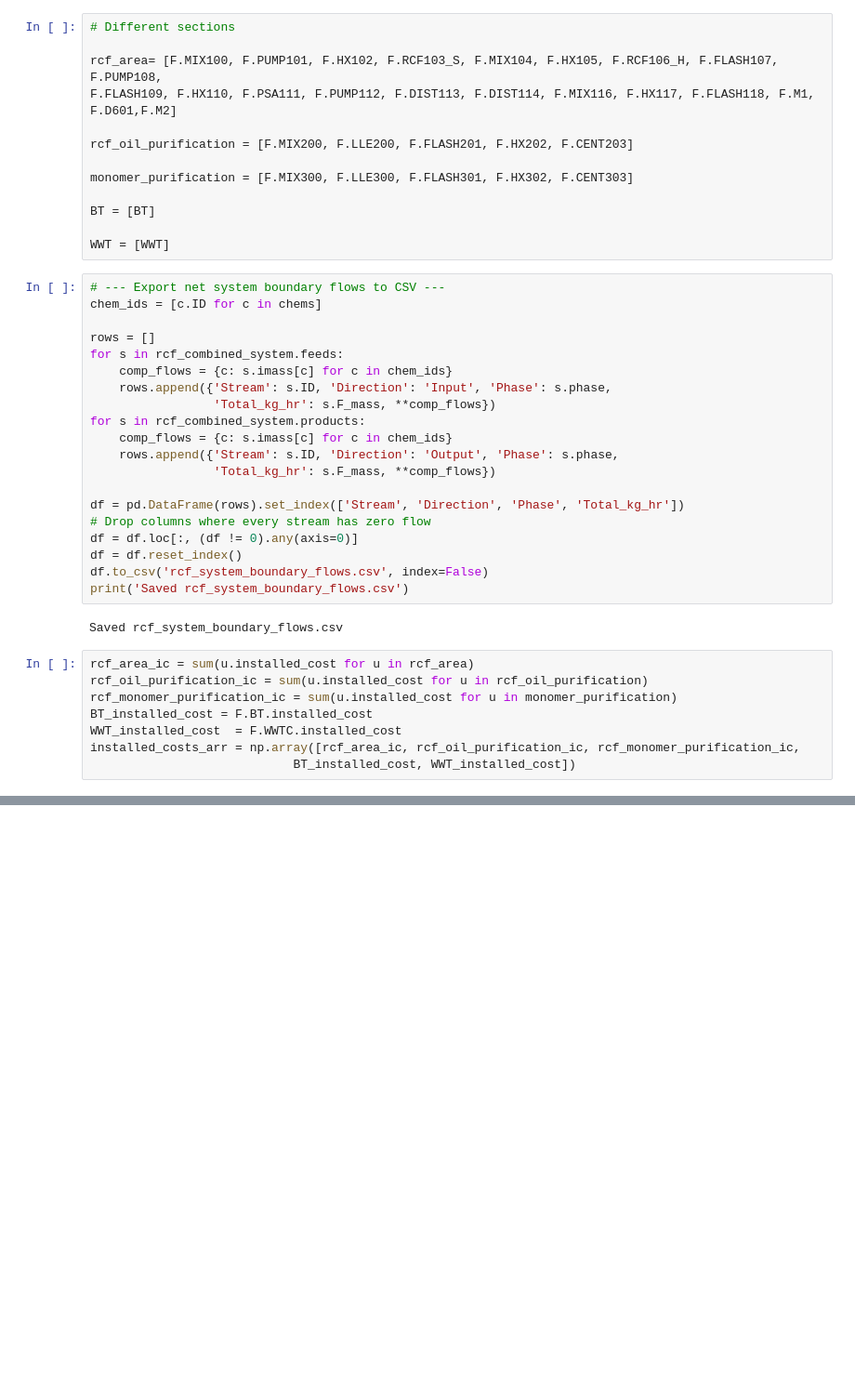
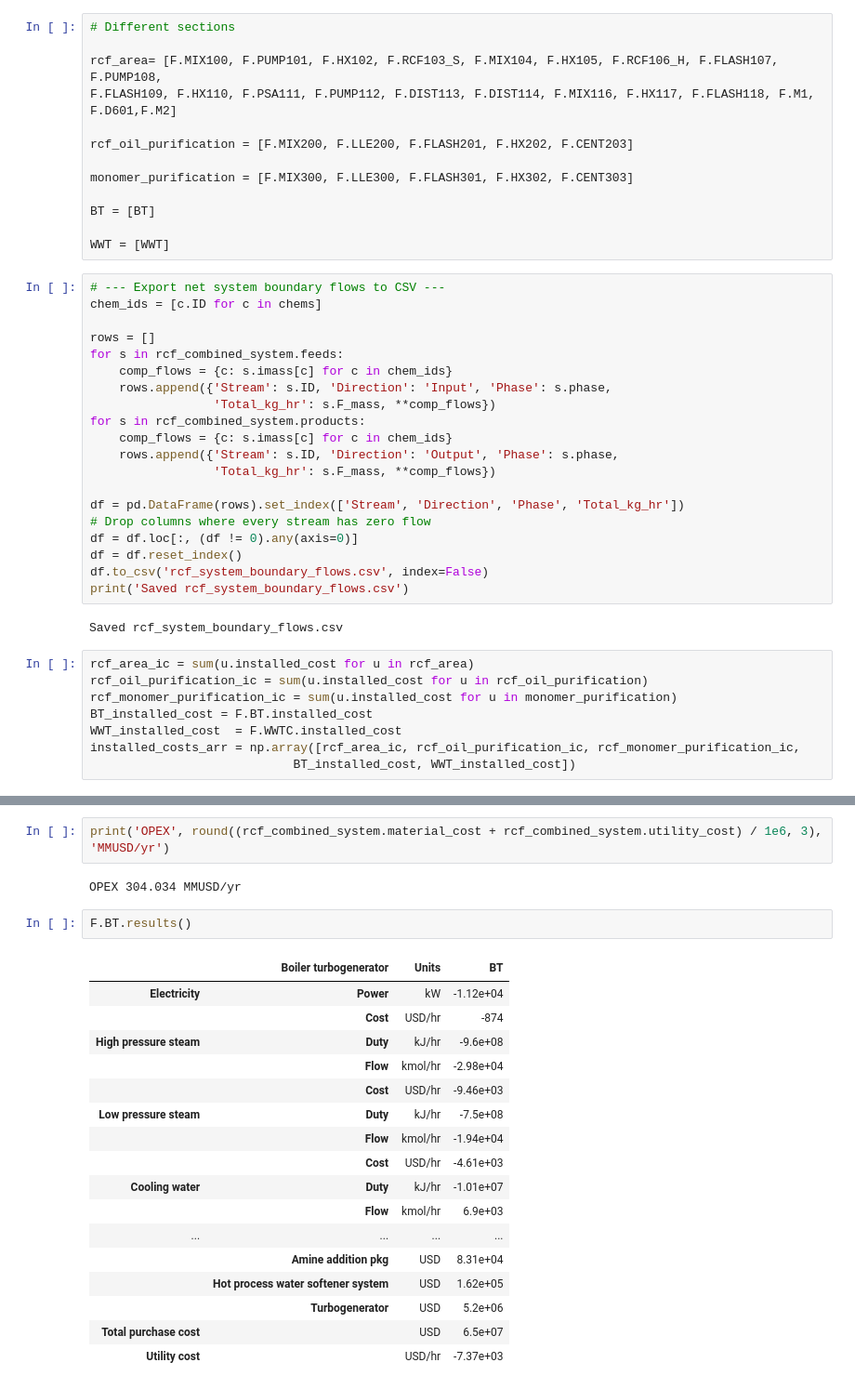
Before and after one commit to H-Wadgama/ATJ, a Jupyter notebook: lignin_saf/temporary.ipynb, the cells around one changed output, grey strips where cells are left out. Shown at 93% size. Cells and saved outputs as stored; diff of their text form; blank space fills up the shorter version.

Commit message:
working with temporary .ipynb notebook to check if etoh_system will work

```diff
--- a/lignin_saf/temporary.ipynb
+++ b/lignin_saf/temporary.ipynb
@@ -372,0 +666,24 @@ Font: Arial
+# %%
+print('OPEX', round((rcf_combined_system.material_cost + rcf_combined_system.utility_cost) / 1e6, 3), 'MMUSD/yr')
+# %% [output]
+OPEX 304.034 MMUSD/yr
+# %%
+F.BT.results()
+# %% [output]
+|  | Boiler turbogenerator | Units | BT |
+| Electricity | Power | kW | -1.12e+04 |
+|  | Cost | USD/hr | -874 |
+| High pressure steam | Duty | kJ/hr | -9.6e+08 |
+|  | Flow | kmol/hr | -2.98e+04 |
+|  | Cost | USD/hr | -9.46e+03 |
+| Low pressure steam | Duty | kJ/hr | -7.5e+08 |
+|  | Flow | kmol/hr | -1.94e+04 |
+|  | Cost | USD/hr | -4.61e+03 |
+| Cooling water | Duty | kJ/hr | -1.01e+07 |
+|  | Flow | kmol/hr | 6.9e+03 |
+| ... | ... | ... | ... |
+|  | Amine addition pkg | USD | 8.31e+04 |
+|  | Hot process water softener system | USD | 1.62e+05 |
+|  | Turbogenerator | USD | 5.2e+06 |
+| Total purchase cost |  | USD | 6.5e+07 |
+| Utility cost |  | USD/hr | -7.37e+03 |
```
Also changed, not shown: parts of 27 cells of this notebook, 2 other files.
